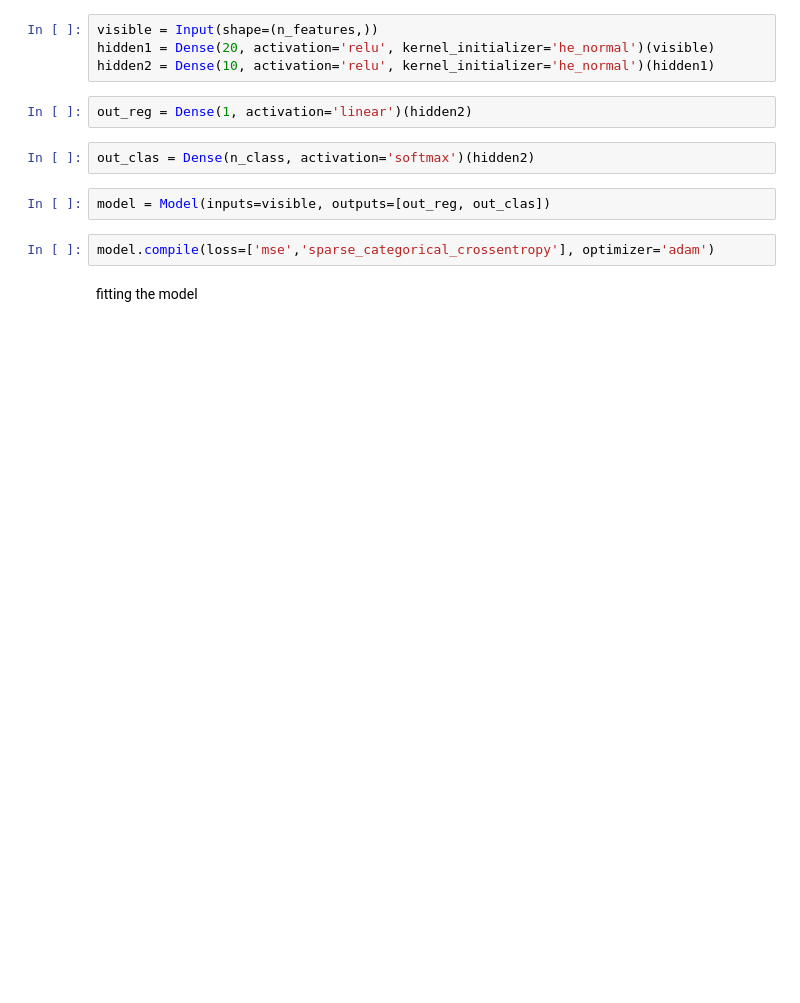
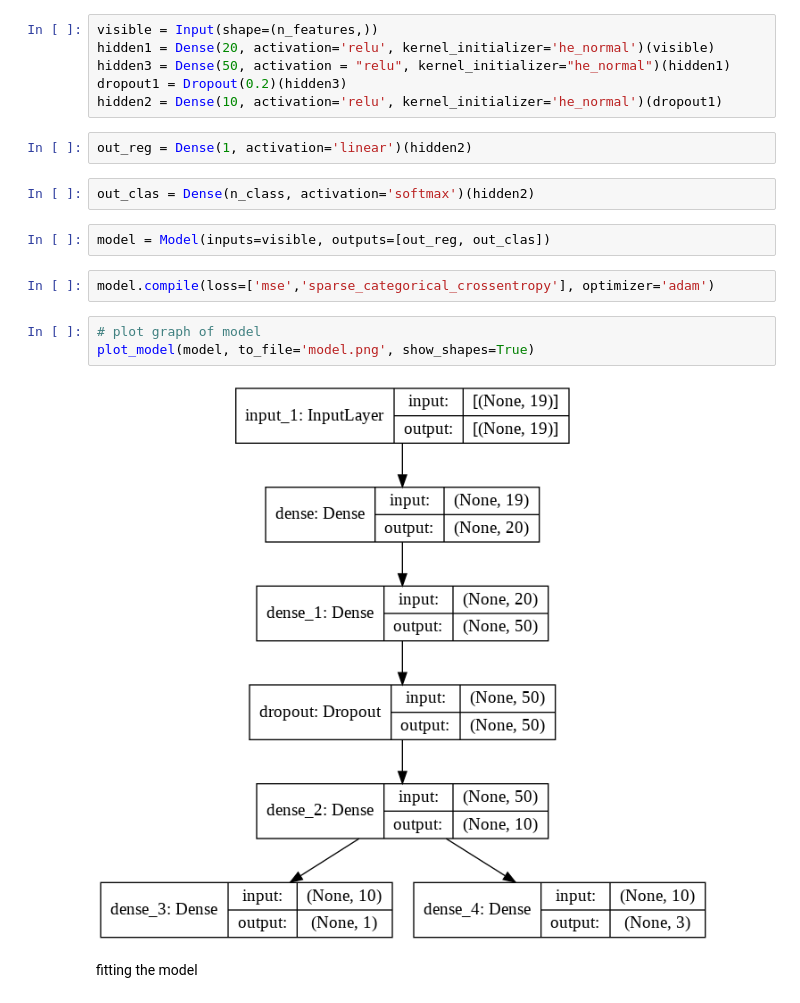
Before and after one commit to Jarnoesse/IA-AGN-with-ML, a Jupyter notebook: classifier_regressor.ipynb, the cells around one changed output. Cells and saved outputs as stored; diff of their text form; blank space fills up the shorter version.

```diff
--- a/classifier_regressor.ipynb
+++ b/classifier_regressor.ipynb
@@ -209,7 +217,9 @@ compiling the keras model
 # %%
 visible = Input(shape=(n_features,))
 hidden1 = Dense(20, activation='relu', kernel_initializer='he_normal')(visible)
-hidden2 = Dense(10, activation='relu', kernel_initializer='he_normal')(hidden1)
+hidden3 = Dense(50, activation = "relu", kernel_initializer="he_normal")(hidden1)
+dropout1 = Dropout(0.2)(hidden3)
+hidden2 = Dense(10, activation='relu', kernel_initializer='he_normal')(dropout1)
 # %%
 out_reg = Dense(1, activation='linear')(hidden2)
 # %%
@@ -218,6 +228,11 @@ out_clas = Dense(n_class, activation='softmax')(hidden2)
 model = Model(inputs=visible, outputs=[out_reg, out_clas])
 # %%
 model.compile(loss=['mse','sparse_categorical_crossentropy'], optimizer='adam')
+# %%
+# plot graph of model
+plot_model(model, to_file='model.png', show_shapes=True)
+# %% [output]
+[figure, added]
 # %% [markdown]
 fitting the model
 # %%
```
Also changed, not shown: parts of 22 cells of this notebook.
